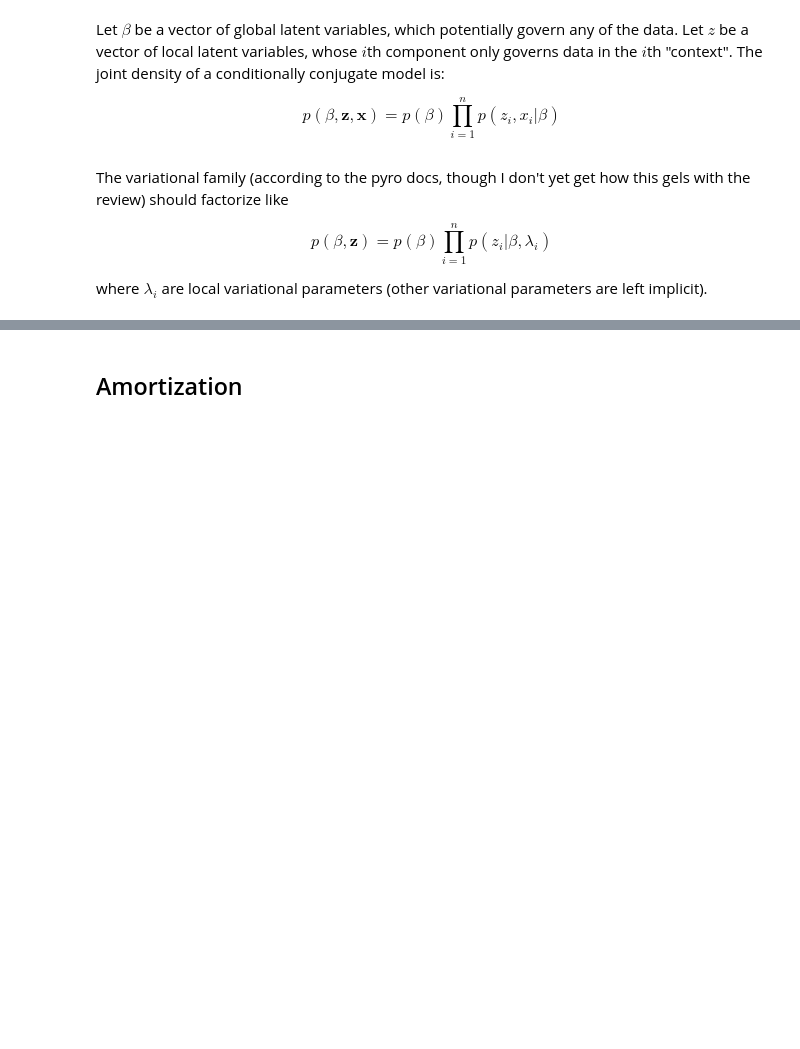
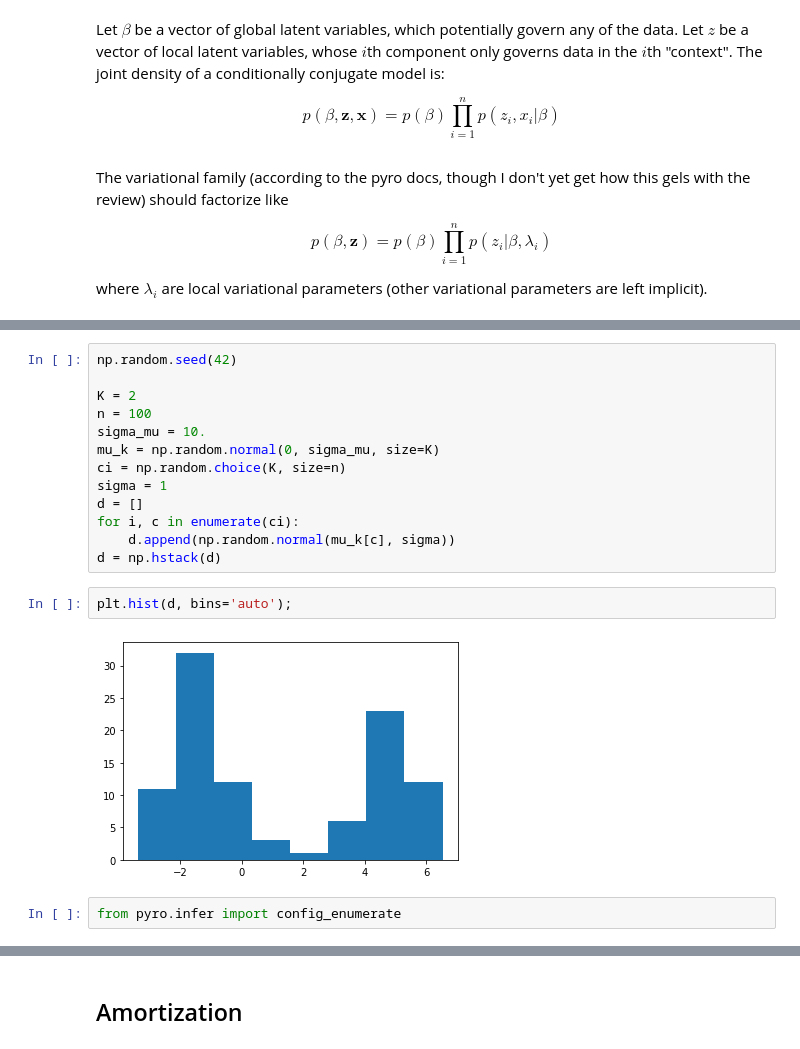
Before and after one commit to jaryaman/ML_demos, a Jupyter notebook: Notebooks/pyro/2-stochastic-variational-inference.ipynb, the cells around one changed output, grey strips where cells are left out. Cells and saved outputs as stored; diff of their text form; blank space fills up the shorter version.

```diff
--- a/Notebooks/pyro/2-stochastic-variational-inference.ipynb
+++ b/Notebooks/pyro/2-stochastic-variational-inference.ipynb
@@ -135,0 +157,19 @@ where $\lambda_i$ are local variational parameters (other variational parameters
+# %%
+np.random.seed(42)
+
+K = 2
+n = 100
+sigma_mu = 10.
+mu_k = np.random.normal(0, sigma_mu, size=K)
+ci = np.random.choice(K, size=n)
+sigma = 1
+d = []
+for i, c in enumerate(ci):
+    d.append(np.random.normal(mu_k[c], sigma))
+d = np.hstack(d)
+# %%
+plt.hist(d, bins='auto');
+# %% [output]
+[figure, added]
+# %%
+from pyro.infer import config_enumerate
```
Also changed, not shown: parts of 14 cells of this notebook.
